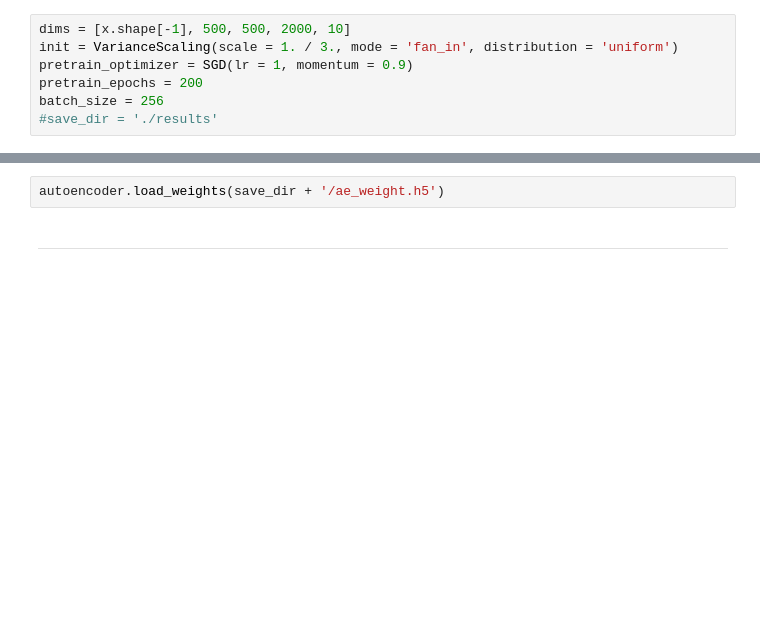
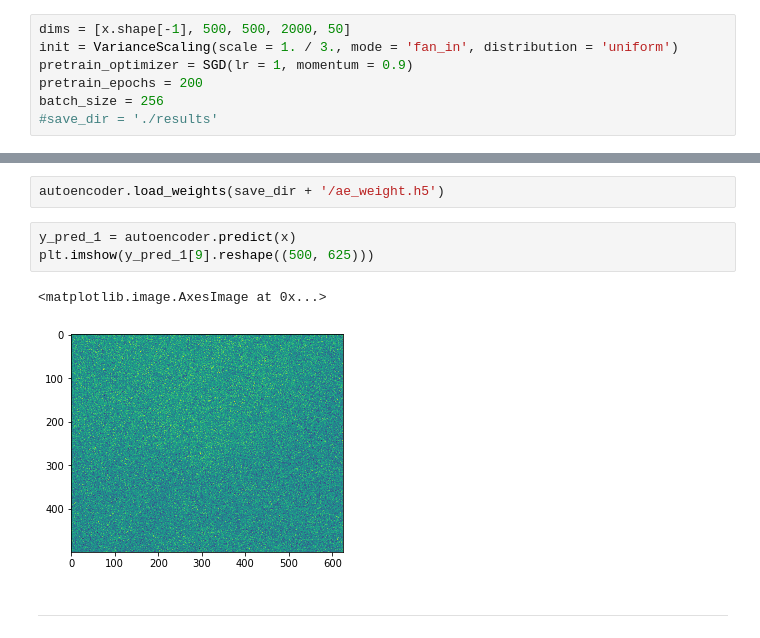
Before and after one commit to dandoye/final-project, a Jupyter notebook: your-project/keras-deep-clustering.ipynb, the cells around one changed output, grey strips where cells are left out. Cells and saved outputs as stored; diff of their text form; blank space fills up the shorter version.

```diff
--- a/your-project/keras-deep-clustering.ipynb
+++ b/your-project/keras-deep-clustering.ipynb
@@ -146,7 +172,7 @@ def autoencoder(dims, act='relu', init='glorot_uniform'):
     decoded = x
     return Model(inputs=input_img, outputs=decoded, name='AE'), Model(inputs=input_img, outputs=encoded, name='encoder')
 # %%
-dims = [x.shape[-1], 500, 500, 2000, 10]
+dims = [x.shape[-1], 500, 500, 2000, 50]
 init = VarianceScaling(scale = 1. / 3., mode = 'fan_in', distribution = 'uniform')
 pretrain_optimizer = SGD(lr = 1, momentum = 0.9)
 pretrain_epochs = 200
@@ -200,6 +226,12 @@ autoencoder.save_weights(save_dir + '/ae_weight.h5')
 ### Load Weights
 # %%
 autoencoder.load_weights(save_dir + '/ae_weight.h5')
+# %%
+y_pred_1 = autoencoder.predict(x)
+plt.imshow(y_pred_1[9].reshape((500, 625)))
+# %% [output]
+<matplotlib.image.AxesImage at 0x...>
+[figure, added]
 # %% [markdown]
 ------------
 # %% [markdown]
```
Also changed, not shown: parts of 14 cells of this notebook, 2 other files.
